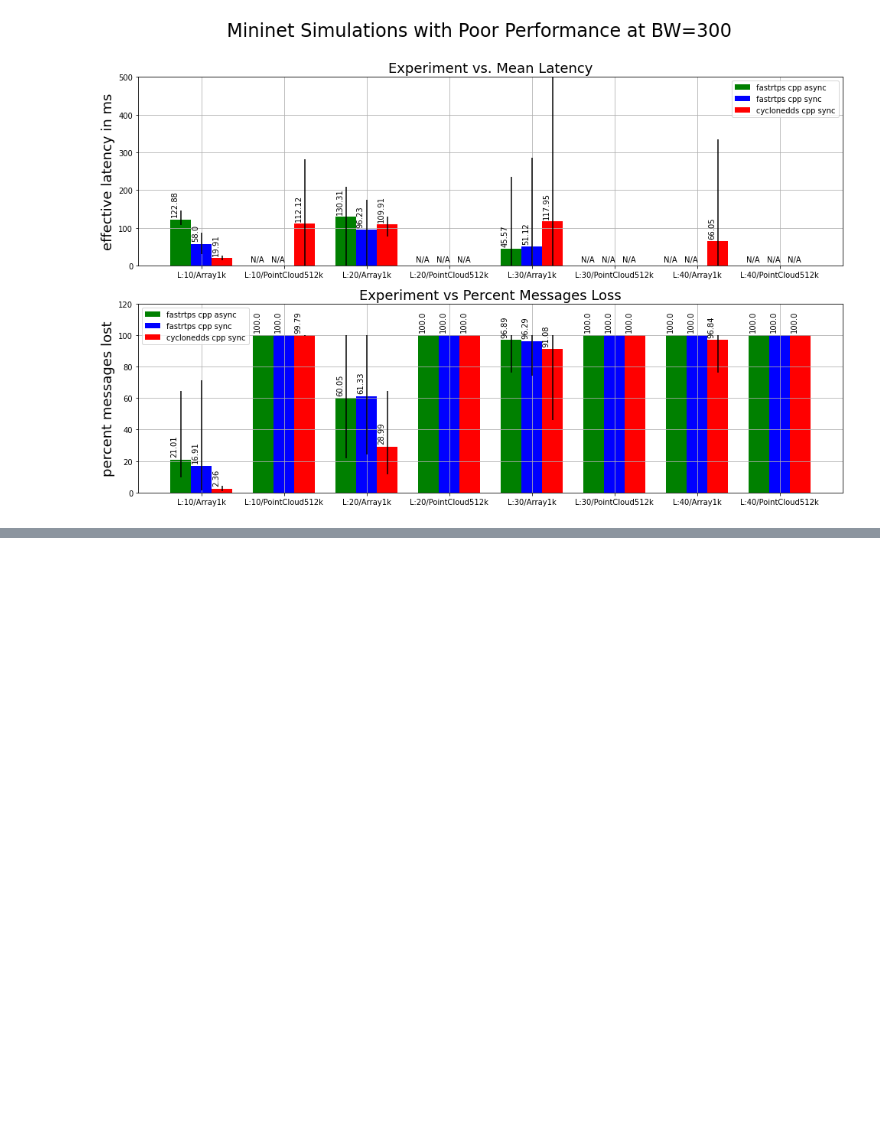
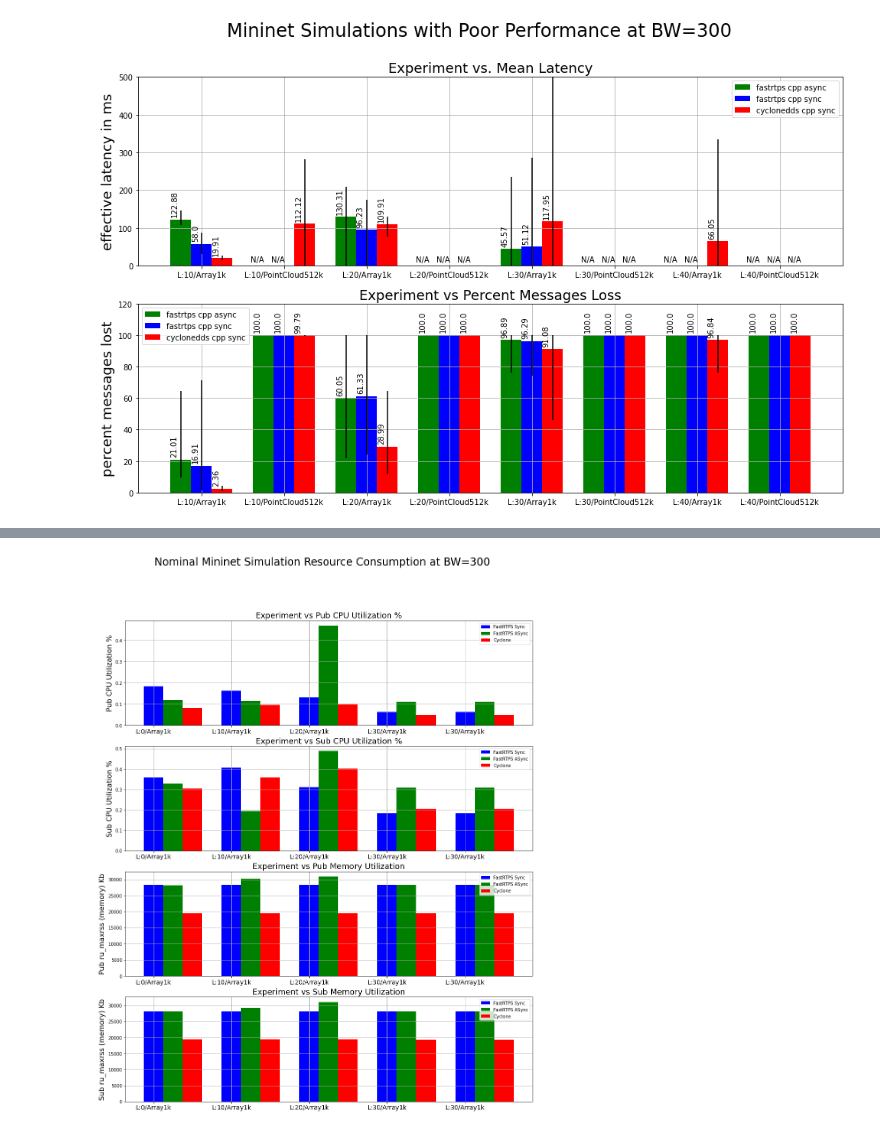
Before and after one commit to osrf/TSC-RMW-Reports, a Jupyter notebook: galactic/MininetExperimentResults.ipynb, the cells around one changed output, grey strips where cells are left out. Saved outputs shown, nothing was run; the diff lists cells and outputs as text; code cells hidden in the pictures; blank space fills up the shorter version.

```diff
--- a/galactic/MininetExperimentResults.ipynb
+++ b/galactic/MininetExperimentResults.ipynb
@@ -556,0 +556,12 @@ set(cyclone_df["message_type"].tolist())
+# %%
+good_examples = [
+    (300,0,'Array1k'),
+    (300,10,'Array1k'),
+    (300,20,'Array1k'),
+    (300,30,'Array1k'),
+    (300,30,'Array1k'),
+]
+out = generate_mininet_plot_good_conditions(fast_sync_run_avg_df,fast_async_run_avg_df,cyclone_run_avg_df,good_examples,"Nominal Mininet Simulation Resource Consumption at BW=300")
+plt.savefig("./plots/ResourceBW300-Array1k.png")
+# %% [output]
+[figure, added]
```
Also changed, not shown: parts of 12 cells of this notebook, 7 other files.
